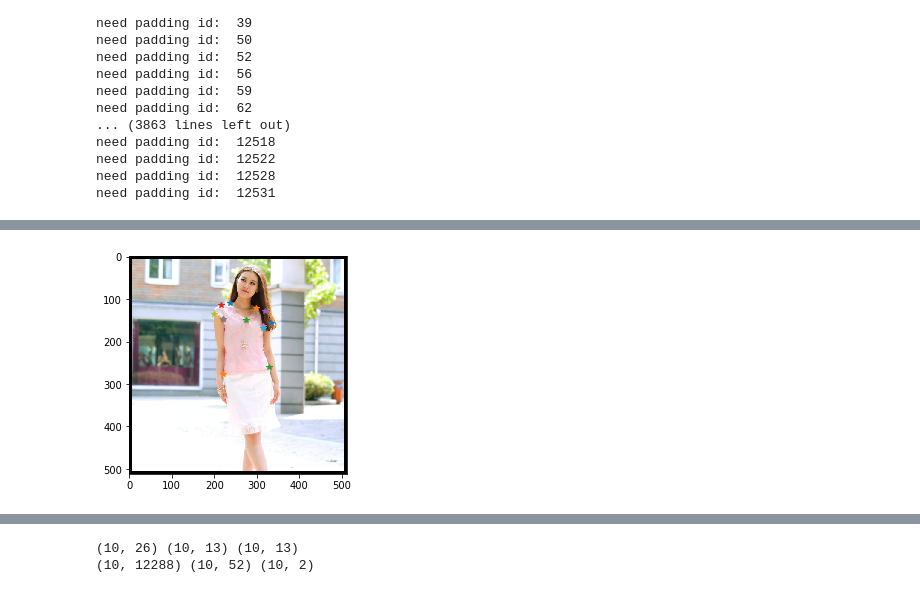
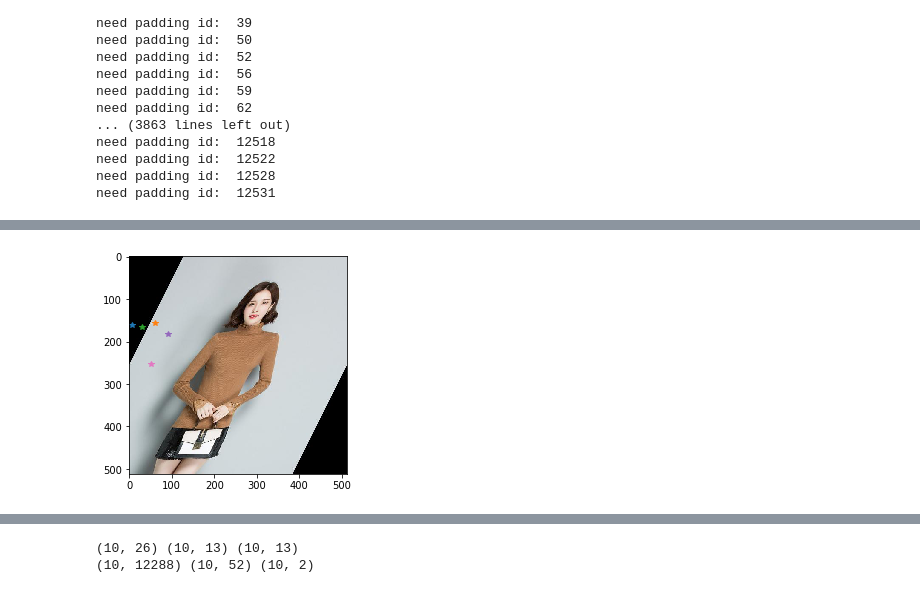
Before and after one commit to EchanHe/fashion, a Jupyter notebook: data_manipulate.ipynb, the cells around one changed output, grey strips where cells are left out. Drawn from its saved outputs; the diff is of its cells as text; code cells hidden in the pictures.

Commit message:
image augmentation

```diff
--- a/data_manipulate.ipynb
+++ b/data_manipulate.ipynb
@@ -264,6 +423,6 @@ See the caveats in the documentation: http://pandas.pydata.org/pandas-docs/stabl
 # %%
-data_input= pd.read_csv(pre_path + intput_file_name)
+data_input= pd.read_csv(pre_path + "Annotations/train_pad_shear.csv")
 # helper_function.show_im_lms(data, 1,1,pre_dir="train_pad/")
-helper_function.show_im_lms(data_input, 1,1,pre_dir="train_pad/")
+helper_function.show_im_lms(data_input, 2,1,pre_dir="train_pad/")
 # %% [output]
-[figure, old version]
+[figure, new version]
```
Also changed, not shown: parts of 10 cells of this notebook, 1 other file.
